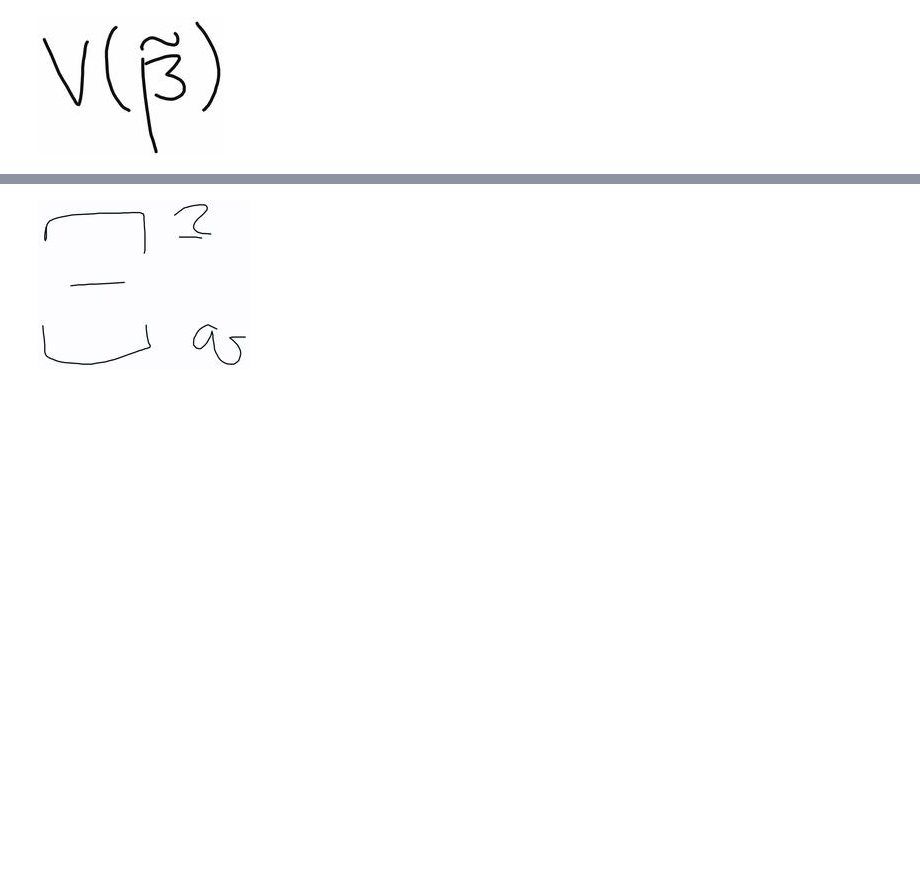
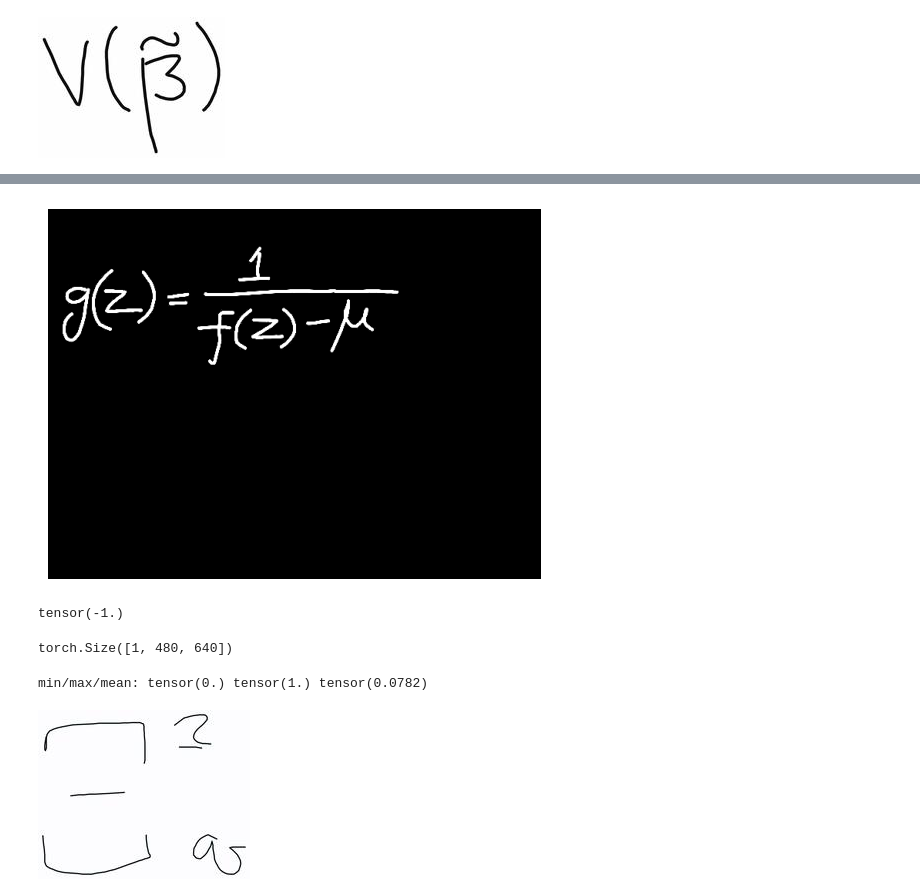
Before and after one commit to KKivik/AiBoardNotes, a Jupyter notebook: look.ipynb, the cells around one changed output, grey strips where cells are left out. Saved outputs shown, nothing was run; the diff lists cells and outputs as text; code cells hidden in the pictures; blank space fills up the shorter version.

```diff
--- a/look.ipynb
+++ b/look.ipynb
@@ -31,3 +32,7 @@ cache_dir = "./my_dataset_folder"
 
 # Библиотека проверит папку и мгновенно загрузит данные из кэша
 dataset = load_dataset("deepcopy/MathWriting-human", cache_dir=cache_dir)
+
+sample = dataset["train"][5]
+image = sample["image"]
+latex = sample["latex"]
@@ -41,0 +83,14 @@ image.convert("L")
+# %%
+import random
+from PIL import Image, ImageOps
+
+transform = transforms.Compose([
+    transforms.Grayscale(num_output_channels=1),  # [H, W] → 1 канал
+    transforms.Lambda(lambda x: ImageOps.invert(x)),
+    transforms.ColorJitter(contrast=(5, 5)),  # >0 повышает яркость
+    transforms.ToTensor(),  # [1, H, W], float32 [0,1]
+    SmartResizer(),
+    #transforms.Normalize(mean=[0.5], std=[0.5]),
+])
+# %%
+a = transform(image)
@@ -42,3 +117,26 @@ image.convert("L")
+# %%
+import matplotlib.pyplot as plt
+
+img = a.squeeze(0)  # убираем канал → [H, W]
+
+plt.imshow(img, cmap="gray", vmin=0, vmax=1)
+plt.axis("off")
+plt.show()
+# %% [output]
+[figure, added]
+# %%
+a[0][340][300]
+# %% [output]
+tensor(-1.)
+# %%
+a.shape
+# %% [output]
+torch.Size([1, 480, 640])
+# %%
+img = SmartResizer()(a)  # только паддинг
+print("min/max/mean:", img.min(), img.max(), img.mean())
+# %% [output]
+min/max/mean: tensor(0.) tensor(1.) tensor(0.0782)
 # %%
 image
 # %% [output]
```
Also changed, not shown: parts of 25 cells of this notebook, 7 other files.
